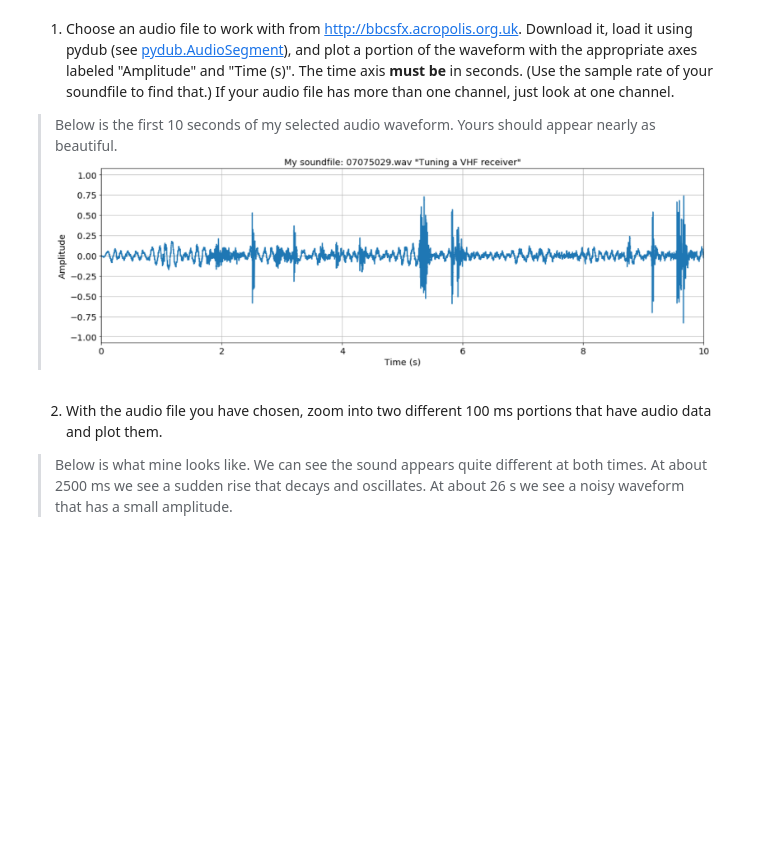
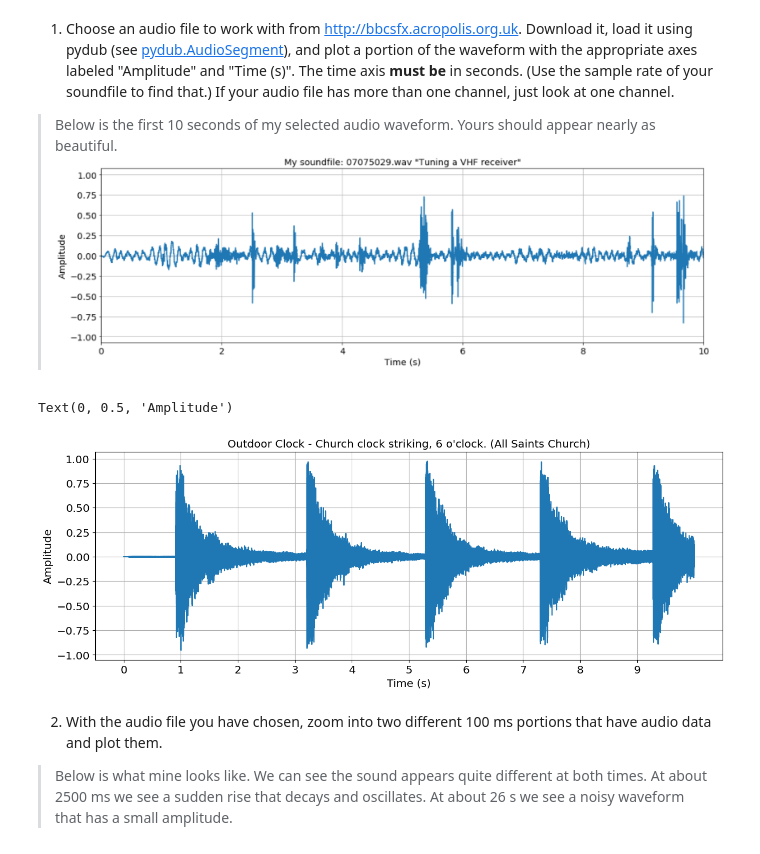
Before and after one commit to LinusOstlund/DT2470, a Jupyter notebook: labs/lab-1-signal-processing/DT2470_lab01-1.ipynb, the cells around one changed output. Cells and saved outputs as stored; diff of their text form; code cells hidden in the pictures; blank space fills up the shorter version.

```diff
--- a/labs/lab-1-signal-processing/DT2470_lab01-1.ipynb
+++ b/labs/lab-1-signal-processing/DT2470_lab01-1.ipynb
@@ -40,3 +38,35 @@ plt.rcParams.update(params)
+# %%
+# add your code below
+# path to audio sample
+PATH = "bell.wav"
+MONO = 1
+SECONDS = 10
+SAMPLE_TIME = SECONDS * 1000 # in ms
+SAMPLE_RATE = 44100
+
+# load a new Audio Segment and save the first 10 seconds
+bells = pydub.AudioSegment.from_file(PATH)
+first_10_seconds = bells[:SAMPLE_TIME].set_channels(MONO) # TODO: why do I need to split to mono _after_ setting it to mono?
+
+# Following four lines are found at https://github.com/jiaaro/pydub/blob/master/API.markdown#audiosegmentget_array_of_samples
+channel_sounds = first_10_seconds.split_to_mono()
+samples = [s.get_array_of_samples() for s in channel_sounds]
+fp_arr = np.array(samples).T.astype(np.float32)
+fp_arr /= np.iinfo(samples[0].typecode).max
+
+# Plot the result
+plt.plot(fp_arr)
+plt.xticks([x * SAMPLE_RATE for x in range(SECONDS)], labels=[x for x in range(SECONDS)]) # add a tick each second, and change the label accordingly
+
+# Prettify plot
+# TODO: change so the plot ends at 10
+plt.grid()
+plt.title("Outdoor Clock - Church clock striking, 6 o'clock. (All Saints Church)")
+plt.xlabel("Time (s)")
+plt.ylabel("Amplitude")
+# %% [output]
+Text(0, 0.5, 'Amplitude')
+[figure, added]
 # %% [markdown]
 
 2. With the audio file you have chosen, zoom into two different 100 ms portions that have audio data and plot them.
```
Also changed, not shown: parts of 1 cell of this notebook.
